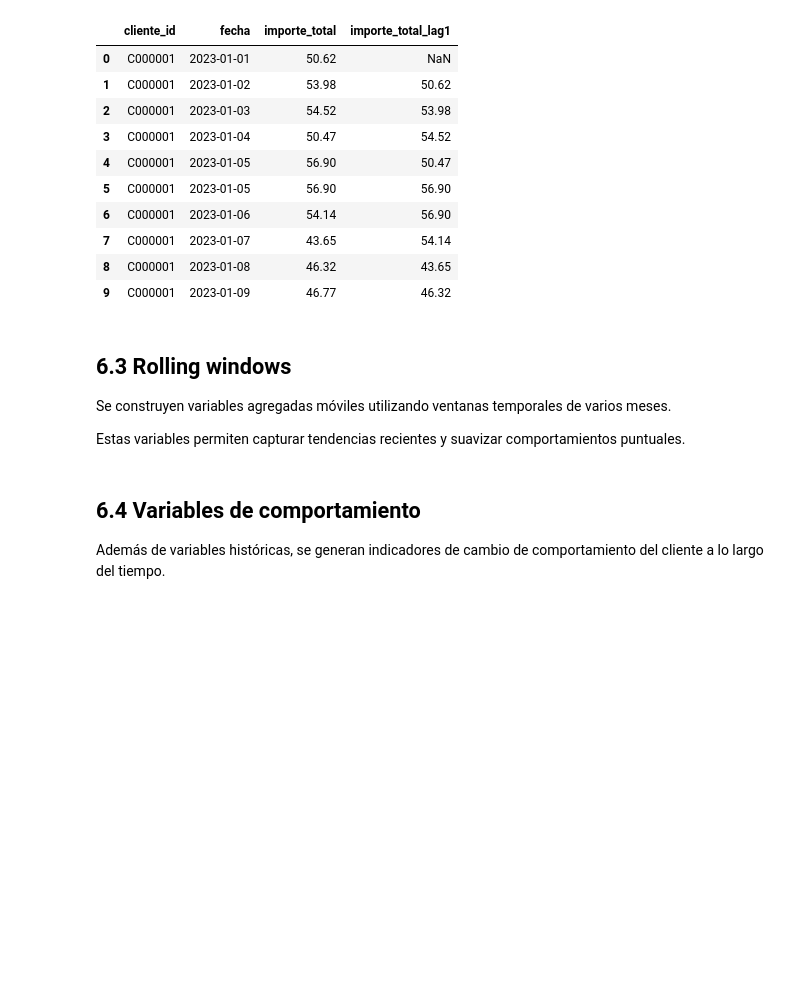
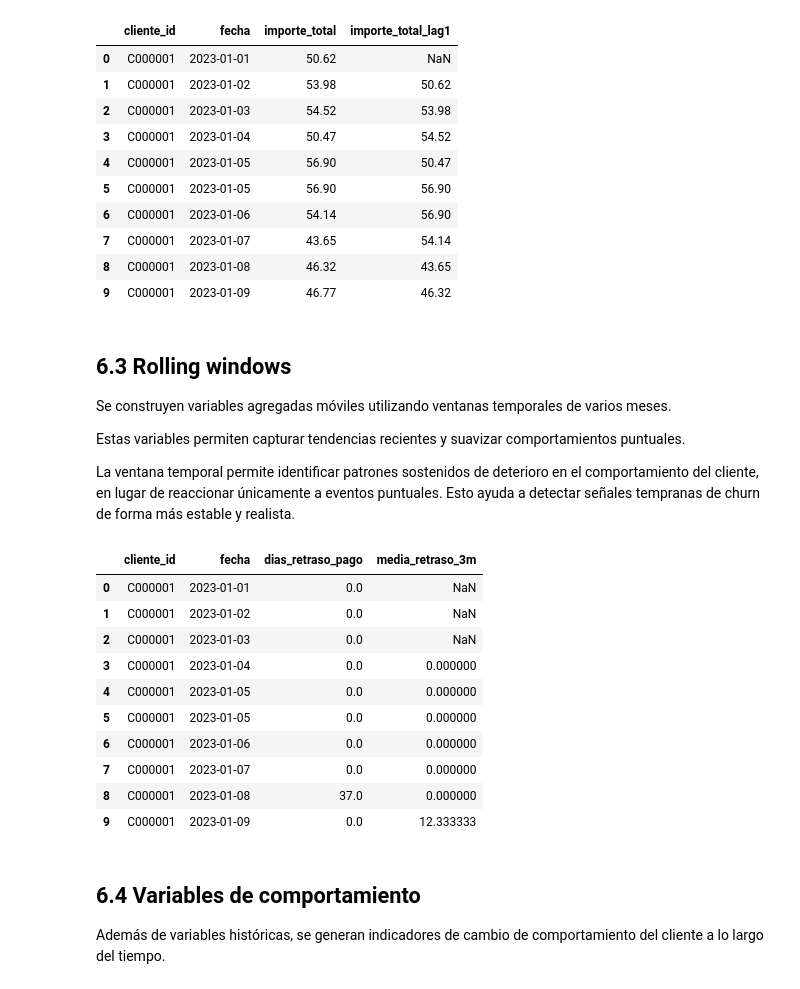
Before and after one commit to franconcha2001-stack/UCV-Churn, a Jupyter notebook: notebooks/ejmeplo_notebook.ipynb, the cells around one changed output. Cells and saved outputs as stored; diff of their text form; code cells hidden in the pictures; blank space fills up the shorter version.

```diff
--- a/notebooks/ejmeplo_notebook.ipynb
+++ b/notebooks/ejmeplo_notebook.ipynb
@@ -979,15 +1032,18 @@ df[[
 Se construyen variables agregadas móviles utilizando ventanas temporales de varios meses.
 
 Estas variables permiten capturar tendencias recientes y suavizar comportamientos puntuales.
+
+La ventana temporal permite identificar patrones sostenidos de deterioro en el comportamiento del cliente, en lugar de reaccionar únicamente a eventos puntuales. Esto ayuda a detectar señales tempranas de churn de forma más estable y realista.
 # %%
-# ====================================
+
 # MEDIA RETRASO 3M
-# ====================================
+# SIN LEAKAGE
+
 
 df['media_retraso_3m'] = (
     df.groupby('cliente_id')['dias_retraso_pago']
     .transform(
-        lambda x: x.rolling(3).mean()
+        lambda x: x.shift(1).rolling(3).mean()
     )
 )
 # %%
@@ -1013,5 +1071,24 @@ df['media_importe_3m'] = (
     )
 )
+# %%
+df[[
+    'cliente_id',
+    'fecha',
+    'dias_retraso_pago',
+    'media_retraso_3m'
+]].head(10)
+# %% [output]
+|  | cliente_id | fecha | dias_retraso_pago | media_retraso_3m |
+| 0 | C000001 | 2023-01-01 | 0.0 | NaN |
+| 1 | C000001 | 2023-01-02 | 0.0 | NaN |
+| 2 | C000001 | 2023-01-03 | 0.0 | NaN |
+| 3 | C000001 | 2023-01-04 | 0.0 | 0.000000 |
+| 4 | C000001 | 2023-01-05 | 0.0 | 0.000000 |
+| 5 | C000001 | 2023-01-05 | 0.0 | 0.000000 |
+| 6 | C000001 | 2023-01-06 | 0.0 | 0.000000 |
+| 7 | C000001 | 2023-01-07 | 0.0 | 0.000000 |
+| 8 | C000001 | 2023-01-08 | 37.0 | 0.000000 |
+| 9 | C000001 | 2023-01-09 | 0.0 | 12.333333 |
 # %% [markdown]
 ## 6.4 Variables de comportamiento
 
```
Also changed, not shown: parts of 49 cells of this notebook, 1 other file.
